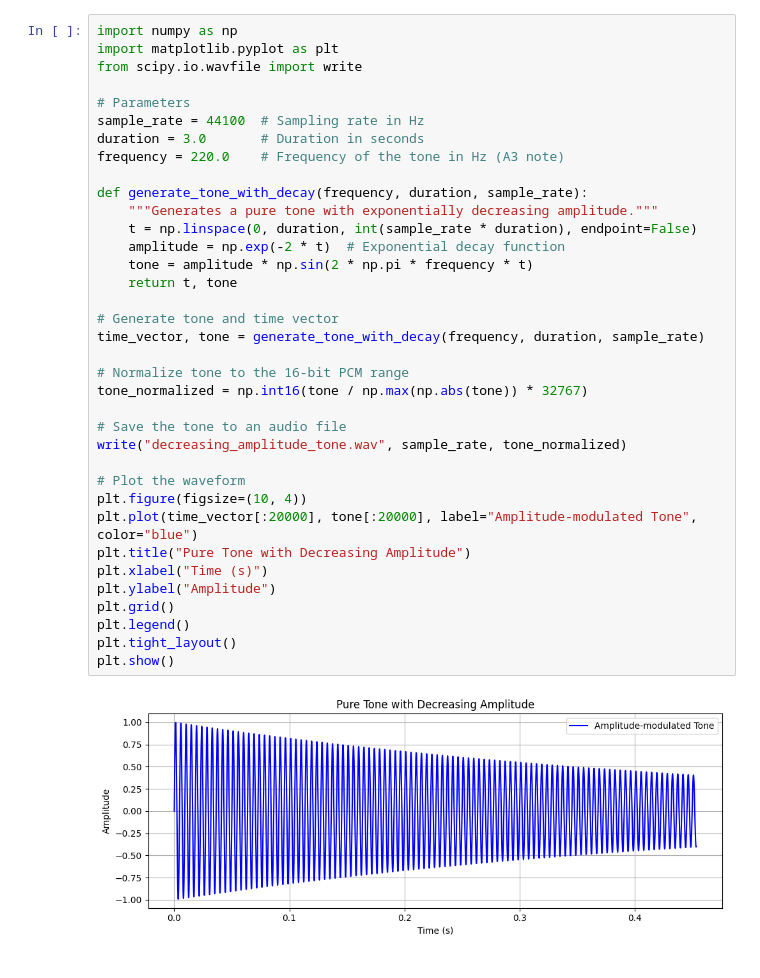
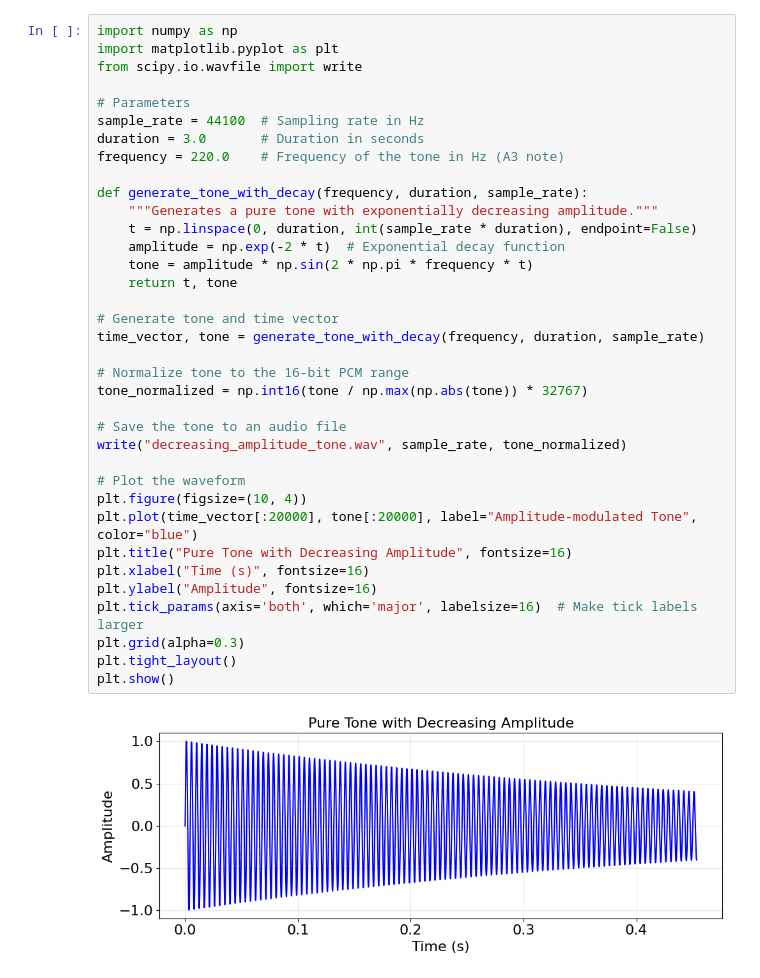
Before and after one commit to natalia-zaretskaya/allgemeine1, a Jupyter notebook: amplitude_frequency_demo.ipynb, the cells around one changed output. Drawn from its saved outputs; the diff is of its cells as text.

```diff
--- a/amplitude_frequency_demo.ipynb
+++ b/amplitude_frequency_demo.ipynb
@@ -3,39 +3,39 @@ import numpy as np
 import matplotlib.pyplot as plt
 from scipy.io.wavfile import write
 
 # Parameters
 sample_rate = 44100  # Sampling rate in Hz
 duration = 3.0       # Duration in seconds
 frequency = 220.0    # Frequency of the tone in Hz (A3 note)
 
 def generate_tone_with_decay(frequency, duration, sample_rate):
     """Generates a pure tone with exponentially decreasing amplitude."""
     t = np.linspace(0, duration, int(sample_rate * duration), endpoint=False)
     amplitude = np.exp(-2 * t)  # Exponential decay function
     tone = amplitude * np.sin(2 * np.pi * frequency * t)
     return t, tone
 
 # Generate tone and time vector
 time_vector, tone = generate_tone_with_decay(frequency, duration, sample_rate)
 
 # Normalize tone to the 16-bit PCM range
 tone_normalized = np.int16(tone / np.max(np.abs(tone)) * 32767)
 
 # Save the tone to an audio file
 write("decreasing_amplitude_tone.wav", sample_rate, tone_normalized)
 
 # Plot the waveform
 plt.figure(figsize=(10, 4))
 plt.plot(time_vector[:20000], tone[:20000], label="Amplitude-modulated Tone", color="blue")
-plt.title("Pure Tone with Decreasing Amplitude")
-plt.xlabel("Time (s)")
-plt.ylabel("Amplitude")
-plt.grid()
-plt.legend()
+plt.title("Pure Tone with Decreasing Amplitude", fontsize=16)
+plt.xlabel("Time (s)", fontsize=16)
+plt.ylabel("Amplitude", fontsize=16)
+plt.tick_params(axis='both', which='major', labelsize=16)  # Make tick labels larger
+plt.grid(alpha=0.3)
 plt.tight_layout()
 plt.show()
 # %% [output]
-[figure, old version]
+[figure, new version]
 # %%
 import numpy as np
 import matplotlib.pyplot as plt
```
Also changed, not shown: parts of 1 cell of this notebook.
